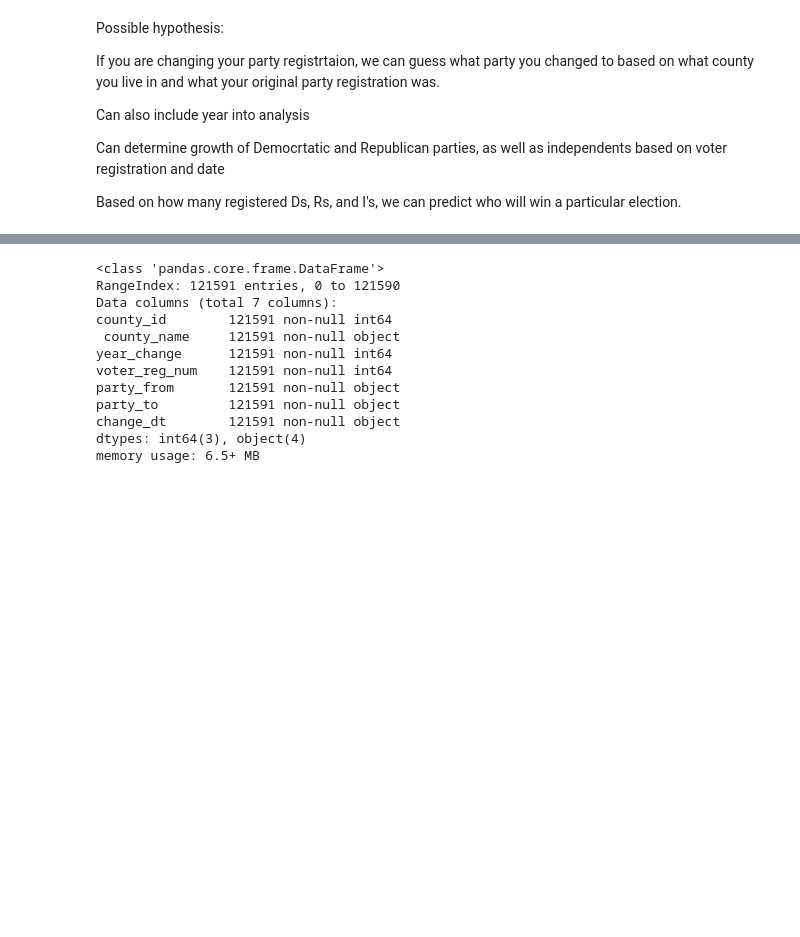
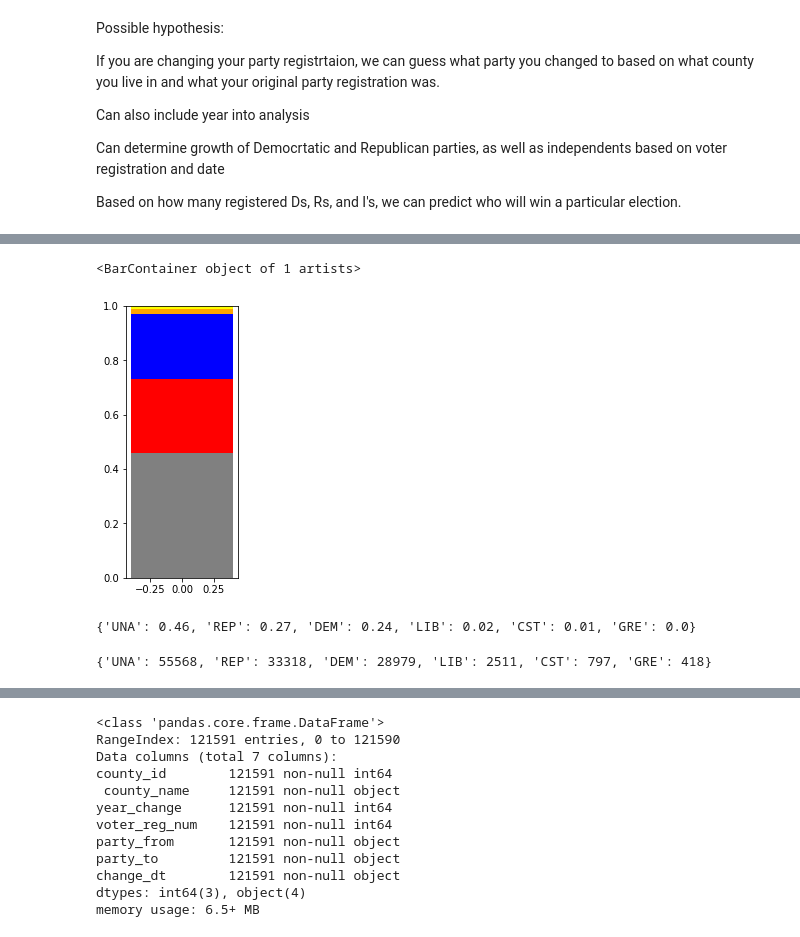
Before and after one commit to StevenDye/NC-Predicting-Political-Party-Changes, a Jupyter notebook: Master_Notebook_Irv.ipynb, the cells around one changed output, grey strips where cells are left out. Saved outputs shown, nothing was run; the diff lists cells and outputs as text; code cells hidden in the pictures; blank space fills up the shorter version.

```diff
--- a/Master_Notebook_Irv.ipynb
+++ b/Master_Notebook_Irv.ipynb
@@ -27,0 +45,2 @@ Alamance_cur_vot_hist_df = pd.read_csv('ncvhis1.txt', sep="\t", header=0)
+# %%
+dict_of_party_values = df.party_to.value_counts().to_dict()
@@ -27,0 +61,61 @@ Alamance_cur_vot_hist_df = pd.read_csv('ncvhis1.txt', sep="\t", header=0)
+# %%
+import numpy as np
+import matplotlib.pyplot as plt
+from matplotlib import rc
+import pandas as pd
+
+# Data
+r = [0]
+raw_data = dict_of_party_values
+raw_data
+
+
+
+raw_data_normal = {k: round(v/(sum(dict_of_party_values.values())), 2) for k, v in dict_of_party_values.items()}
+
+# # From raw value to percentage
+# totals = [i+j+k for i,j,k in zip(df['greenBars'], df['orangeBars'], df['blueBars'])]
+# greenBars = [i / j * 100 for i,j in zip(df['greenBars'], totals)]
+# orangeBars = [i / j * 100 for i,j in zip(df['orangeBars'], totals)]
+# blueBars = [i / j * 100 for i,j in zip(df['blueBars'], totals)]
+
+# plot
+
+plt.figure(figsize = (2, 5))
+
+bottom = 0
+plt.bar(r, raw_data_normal['UNA'], color = "gray")
+bottom += raw_data_normal['UNA']
+plt.bar(r, raw_data_normal['REP'], bottom = bottom, color = 'red')
+bottom += raw_data_normal['REP']
+plt.bar(r, raw_data_normal['DEM'], bottom = bottom, color = 'blue')
+bottom += raw_data_normal['DEM']
+plt.bar(r, raw_data_normal['LIB'], bottom = bottom, color = 'orange')
+bottom += raw_data_normal['LIB']
+plt.bar(r, raw_data_normal['CST'], bottom = bottom, color = 'yellow')
+bottom += raw_data_normal['CST']
+plt.bar(r, raw_data_normal['GRE'], bottom = bottom, color = 'green')
+# # Create green Bars
+# plt.bar(r, greenBars, color='#b5ffb9', edgecolor='white', width=barWidth)
+# # Create orange Bars
+# plt.bar(r, orangeBars, bottom=greenBars, color='#f9bc86', edgecolor='white', width=barWidth)
+# # Create blue Bars
+# plt.bar(r, blueBars, bottom=[i+j for i,j in zip(greenBars, orangeBars)], color='#a3acff', edgecolor='white', width=barWidth)
+
+# # Custom x axis
+# plt.xticks(r, names)
+# plt.xlabel("group")
+
+# # Show graphic
+# plt.show()
+# %% [output]
+<BarContainer object of 1 artists>
+[figure, added]
+# %%
+raw_data_normal
+# %% [output]
+{'UNA': 0.46, 'REP': 0.27, 'DEM': 0.24, 'LIB': 0.02, 'CST': 0.01, 'GRE': 0.0}
+# %%
+raw_data
+# %% [output]
+{'UNA': 55568, 'REP': 33318, 'DEM': 28979, 'LIB': 2511, 'CST': 797, 'GRE': 418}
```
Also changed, not shown: parts of 17 cells of this notebook, 2 other files.
